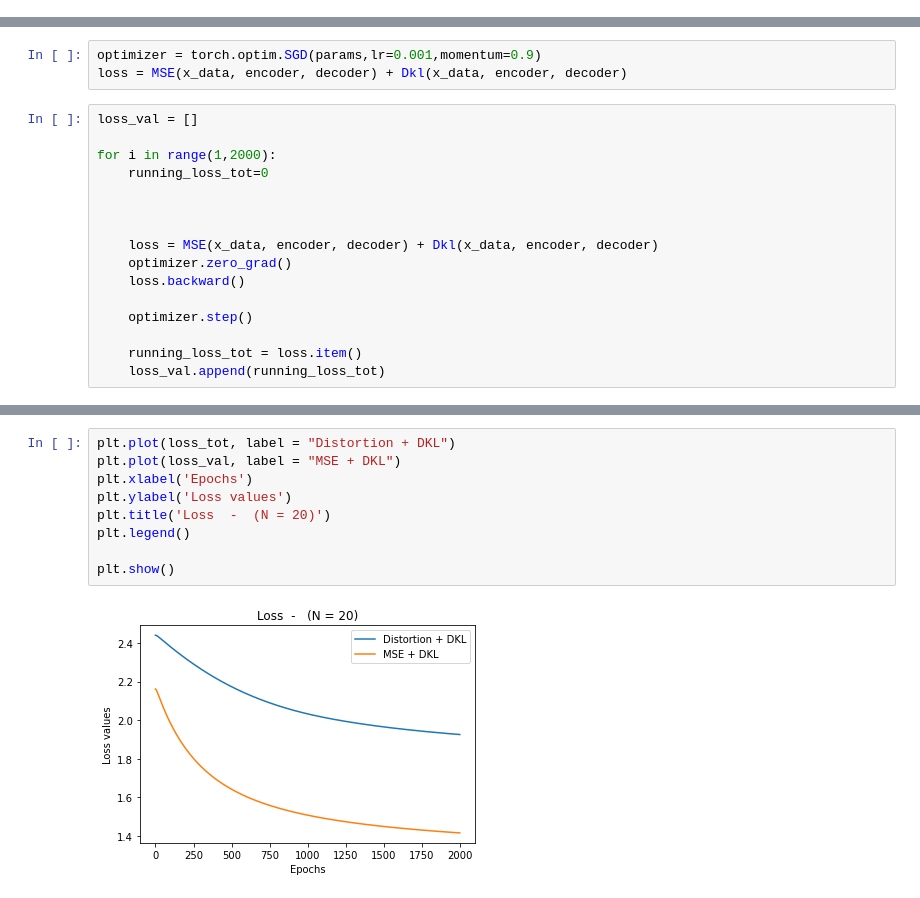
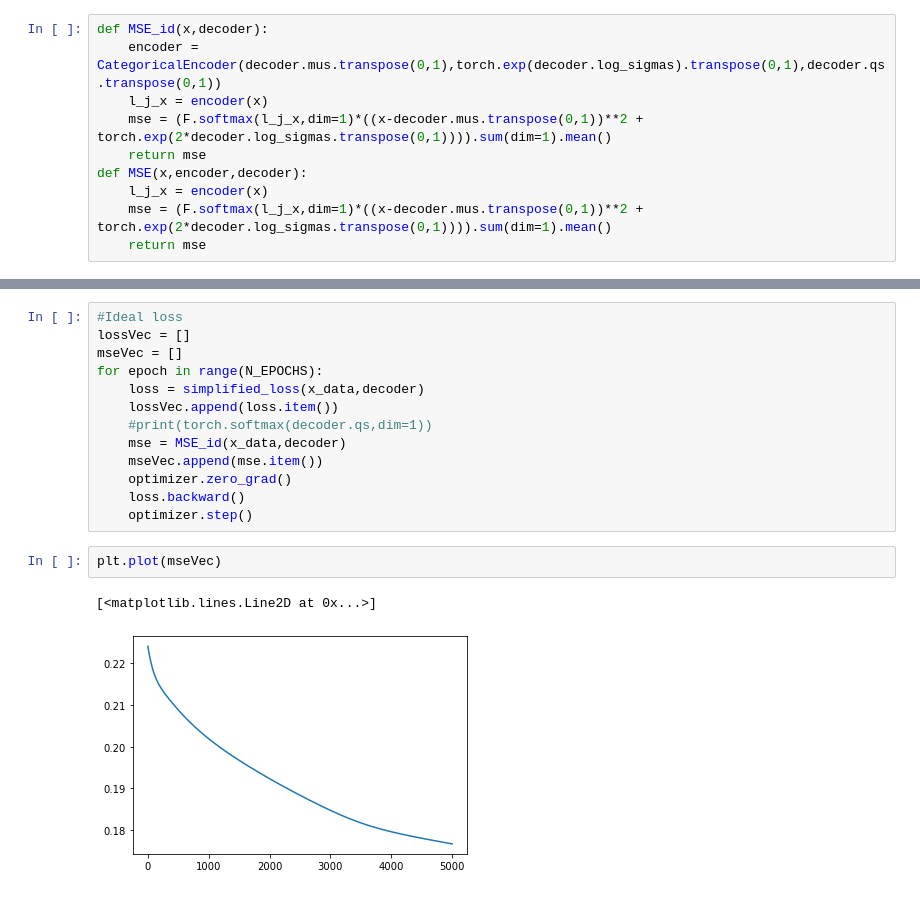
Before and after one commit to simonebmalerba/neural_VAE, a Jupyter notebook: Analysis.ipynb, the cells around one changed output, grey strips where cells are left out. Saved outputs shown, nothing was run; the diff lists cells and outputs as text.

```diff
--- a/Analysis.ipynb
+++ b/Analysis.ipynb
@@ -8 +8,11 @@ from losses import *
+# %%
+def MSE_id(x,decoder):
+    encoder = CategoricalEncoder(decoder.mus.transpose(0,1),torch.exp(decoder.log_sigmas).transpose(0,1),decoder.qs.transpose(0,1))
+    l_j_x = encoder(x)
+    mse = (F.softmax(l_j_x,dim=1)*((x-decoder.mus.transpose(0,1))**2 + torch.exp(2*decoder.log_sigmas.transpose(0,1)))).sum(dim=1).mean()
+    return mse
+def MSE(x,encoder,decoder):
+    l_j_x = encoder(x)
+    mse = (F.softmax(l_j_x,dim=1)*((x-decoder.mus.transpose(0,1))**2 + torch.exp(2*decoder.log_sigmas.transpose(0,1)))).sum(dim=1).mean()
+    return mse
 # %%
@@ -164,19 +36,0 @@ Computing the loss as Mean Squared Erros + KL Divergence
-# %%
-optimizer = torch.optim.SGD(params,lr=0.001,momentum=0.9)
-loss = MSE(x_data, encoder, decoder) + Dkl(x_data, encoder, decoder)
-# %%
-loss_val = []
-
-for i in range(1,2000):
-    running_loss_tot=0
-
-
-
-    loss = MSE(x_data, encoder, decoder) + Dkl(x_data, encoder, decoder)
-    optimizer.zero_grad()
-    loss.backward()
-
-    optimizer.step()
-
-    running_loss_tot = loss.item()
-    loss_val.append(running_loss_tot)
@@ -190,11 +37,18 @@ plt.plot(loss_val)
-# %%
-plt.plot(loss_tot, label = "Distortion + DKL")
-plt.plot(loss_val, label = "MSE + DKL")
-plt.xlabel('Epochs')
-plt.ylabel('Loss values')
-plt.title('Loss  -  (N = 20)')
-plt.legend()
-
-plt.show()
-# %% [output]
-[figure, removed]
+# %%
+#Ideal loss
+lossVec = []
+mseVec = []
+for epoch in range(N_EPOCHS):
+    loss = simplified_loss(x_data,decoder)
+    lossVec.append(loss.item())
+    #print(torch.softmax(decoder.qs,dim=1))
+    mse = MSE_id(x_data,decoder)
+    mseVec.append(mse.item())
+    optimizer.zero_grad()
+    loss.backward()
+    optimizer.step()
+# %%
+plt.plot(mseVec)
+# %% [output]
+[<matplotlib.lines.Line2D at 0x...>]
+[figure, added]
```
Also changed, not shown: parts of 27 cells of this notebook, 4 other files.
